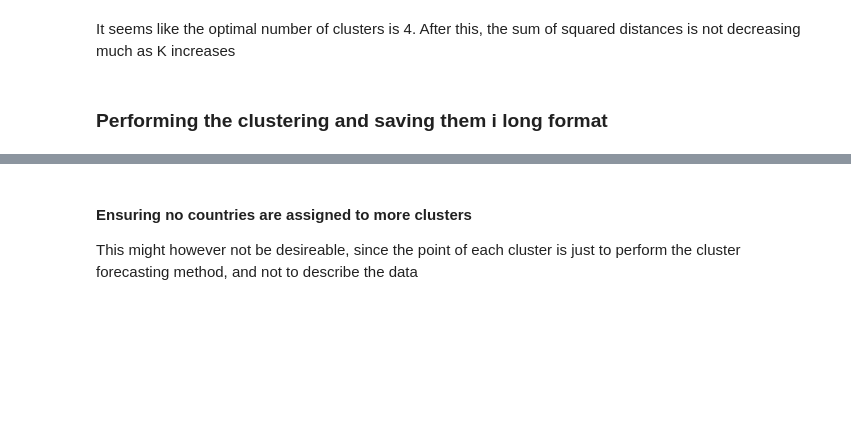
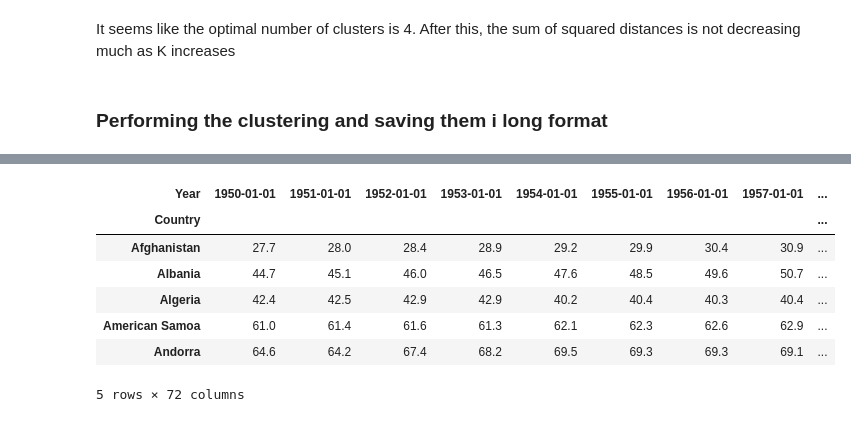
Before and after one commit to livtol99/Data-Science-Liv, a Jupyter notebook: Code/clustering_data.ipynb, the cells around one changed output, grey strips where cells are left out. Saved outputs shown, nothing was run; the diff lists cells and outputs as text; code cells hidden in the pictures; blank space fills up the shorter version.

```diff
--- a/Code/clustering_data.ipynb
+++ b/Code/clustering_data.ipynb
@@ -312,3 +250,11 @@ for label, data in clustered_data.items():
-# %% [markdown]
-#### Ensuring no countries are assigned to more clusters
-This might however  not be desireable, since the point of each cluster is just to perform the cluster forecasting method, and not to describe the data
+# %%
+pivoted_data.head()
+# %% [output]
+| Year | 1950-01-01 | 1951-01-01 | 1952-01-01 | 1953-01-01 | 1954-01-01 | 1955-01-01 | 1956-01-01 | 1957-01-01 | ... |
+| Country |  |  |  |  |  |  |  |  | ... |
+| Afghanistan | 27.7 | 28.0 | 28.4 | 28.9 | 29.2 | 29.9 | 30.4 | 30.9 | ... |
+| Albania | 44.7 | 45.1 | 46.0 | 46.5 | 47.6 | 48.5 | 49.6 | 50.7 | ... |
+| Algeria | 42.4 | 42.5 | 42.9 | 42.9 | 40.2 | 40.4 | 40.3 | 40.4 | ... |
+| American Samoa | 61.0 | 61.4 | 61.6 | 61.3 | 62.1 | 62.3 | 62.6 | 62.9 | ... |
+| Andorra | 64.6 | 64.2 | 67.4 | 68.2 | 69.5 | 69.3 | 69.3 | 69.1 | ... |
+5 rows × 72 columns
```
Also changed, not shown: parts of 9 cells of this notebook, 2 other files.
